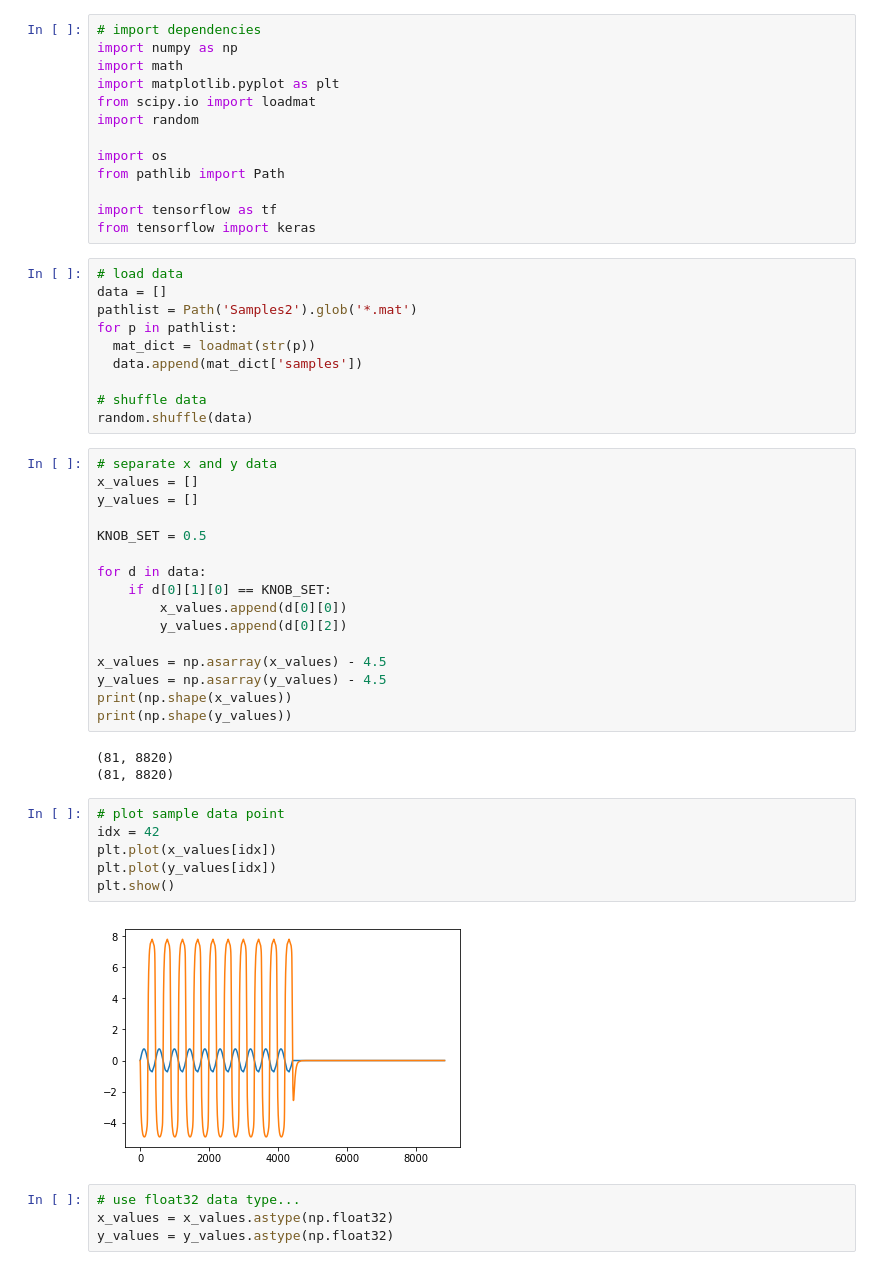
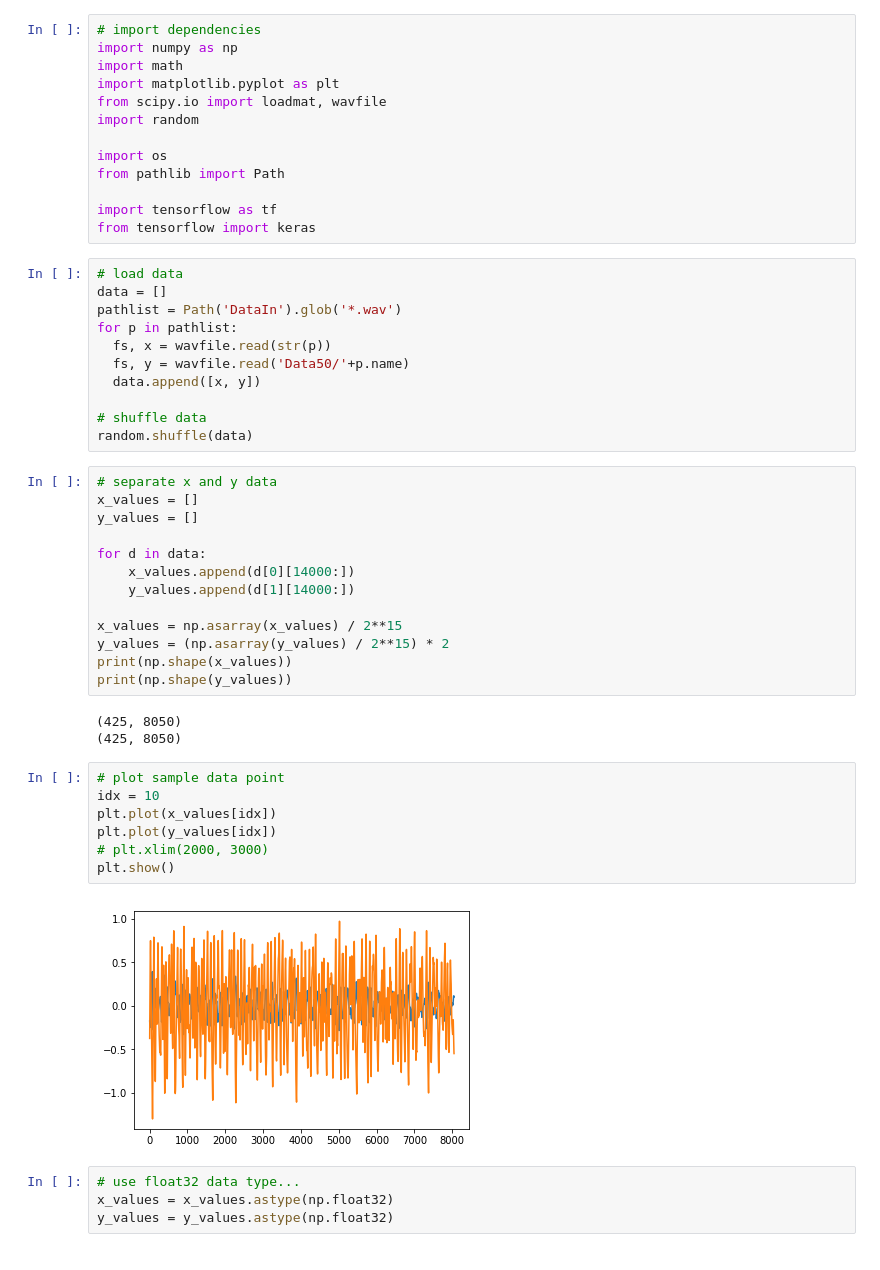
Before and after one commit to jatinchowdhury18/KlonCentaur, a Jupyter notebook: GainStageML/RNN_gain50.ipynb, the cells around one changed output. Cells and saved outputs as stored; diff of their text form.

```diff
--- a/GainStageML/RNN_gain50.ipynb
+++ b/GainStageML/RNN_gain50.ipynb
@@ -3,7 +3,7 @@
 import numpy as np
 import math
 import matplotlib.pyplot as plt
-from scipy.io import loadmat
+from scipy.io import loadmat, wavfile
 import random
 
 import os
@@ -14,10 +14,11 @@ from tensorflow import keras
 # %%
 # load data
 data = []
-pathlist = Path('Samples2').glob('*.mat')
+pathlist = Path('DataIn').glob('*.wav')
 for p in pathlist:
-  mat_dict = loadmat(str(p))
-  data.append(mat_dict['samples'])
+  fs, x = wavfile.read(str(p))
+  fs, y = wavfile.read('Data50/'+p.name)
+  data.append([x, y])
 
 # shuffle data
 random.shuffle(data)
@@ -26,28 +27,26 @@ random.shuffle(data)
 x_values = []
 y_values = []
 
-KNOB_SET = 0.5
+for d in data:
+    x_values.append(d[0][14000:])
+    y_values.append(d[1][14000:])
 
-for d in data:
-    if d[0][1][0] == KNOB_SET:
-        x_values.append(d[0][0])
-        y_values.append(d[0][2])
-
-x_values = np.asarray(x_values) - 4.5
-y_values = np.asarray(y_values) - 4.5
+x_values = np.asarray(x_values) / 2**15
+y_values = (np.asarray(y_values) / 2**15) * 2
 print(np.shape(x_values))
 print(np.shape(y_values))
 # %% [output]
-(81, 8820)
-(81, 8820)
+(425, 8050)
+(425, 8050)
 # %%
 # plot sample data point
-idx = 42
+idx = 10
 plt.plot(x_values[idx])
 plt.plot(y_values[idx])
+# plt.xlim(2000, 3000)
 plt.show()
 # %% [output]
-[figure, old version]
+[figure, new version]
 # %%
 # use float32 data type...
 x_values = x_values.astype(np.float32)
```
Also changed, not shown: parts of 10 cells of this notebook, 12 other files.
